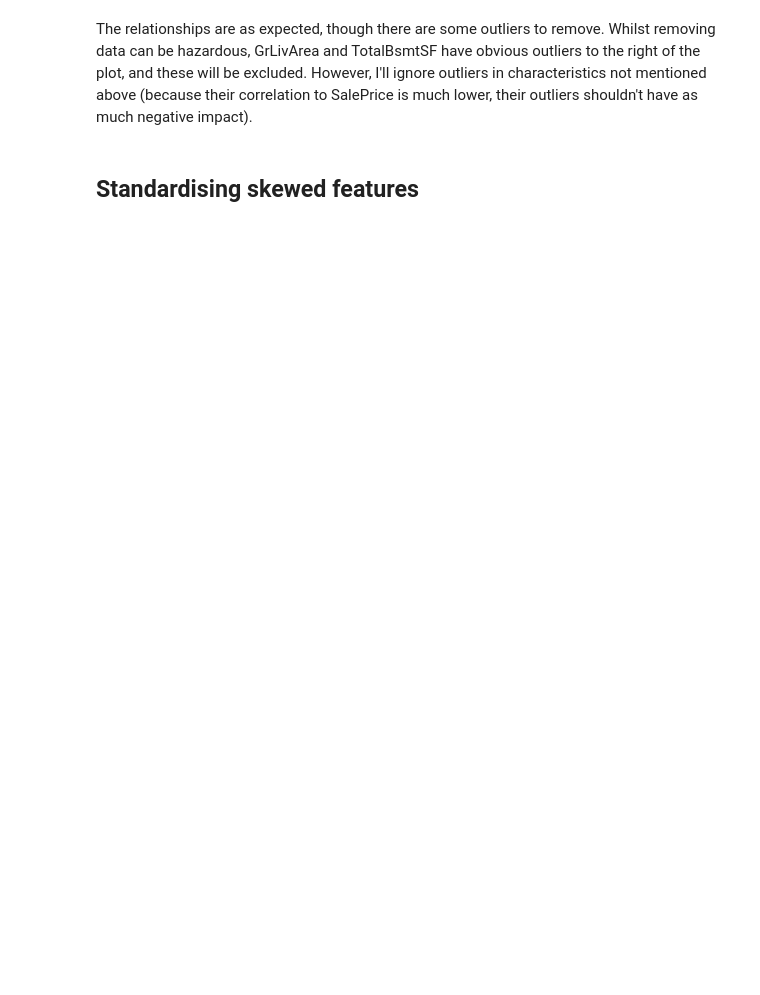
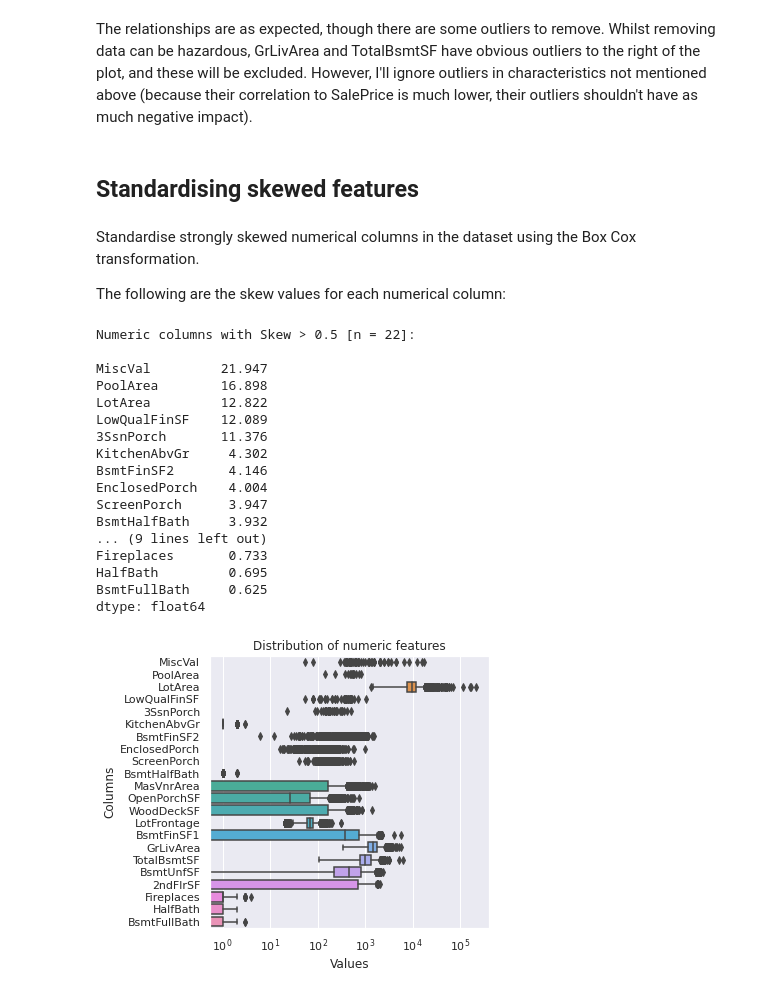
Before and after one commit to KadinSchultz/House-Price-Predictions, a Jupyter notebook: house-prices-kadin-s.ipynb, the cells around one changed output. Cells and saved outputs as stored; diff of their text form; code cells hidden in the pictures; blank space fills up the shorter version.

```diff
--- a/house-prices-kadin-s.ipynb
+++ b/house-prices-kadin-s.ipynb
@@ -279,0 +327,48 @@ types = df_train.dtypes[df_train.dtypes != 'object']
+# %% [markdown]
+Standardise strongly skewed numerical columns in the dataset using the Box Cox transformation.
+
+The following are the skew values for each numerical column:
+# %%
+def plotSkewedColumns(numColumns):
+    sns.boxplot(data = df_allData[numColumns], orient = 'h')
+    plt.title('Distribution of numeric features')
+    plt.xlabel('Values')
+    plt.ylabel('Columns')
+    plt.xscale('log')
+
+
+def printSkewedColumns():
+    # Numeric columns
+    numColumns = df_allData.dtypes[df_allData.dtypes != 'object'].index
+
+    # Find columns with a strong skew
+    skewFlag = 0.5
+    skewedColumns = df_allData[numColumns].apply(lambda x: skew(x)).sort_values(ascending = False)
+    skewedColumns = skewedColumns[skewedColumns > skewFlag]
+
+    print('Numeric columns with Skew > {} [n = {}]:\n\n{}'.format(skewFlag, len(skewedColumns), skewedColumns))
+
+    return skewedColumns
+
+
+sC = printSkewedColumns()
+plotSkewedColumns(sC.index)
+# %% [output]
+Numeric columns with Skew > 0.5 [n = 22]:
+
+MiscVal         21.947
+PoolArea        16.898
+LotArea         12.822
+LowQualFinSF    12.089
+3SsnPorch       11.376
+KitchenAbvGr     4.302
+BsmtFinSF2       4.146
+EnclosedPorch    4.004
+ScreenPorch      3.947
+BsmtHalfBath     3.932
+... (9 lines left out)
+Fireplaces       0.733
+HalfBath         0.695
+BsmtFullBath     0.625
+dtype: float64
+[figure, added]
```
Also changed, not shown: parts of 19 cells of this notebook.
